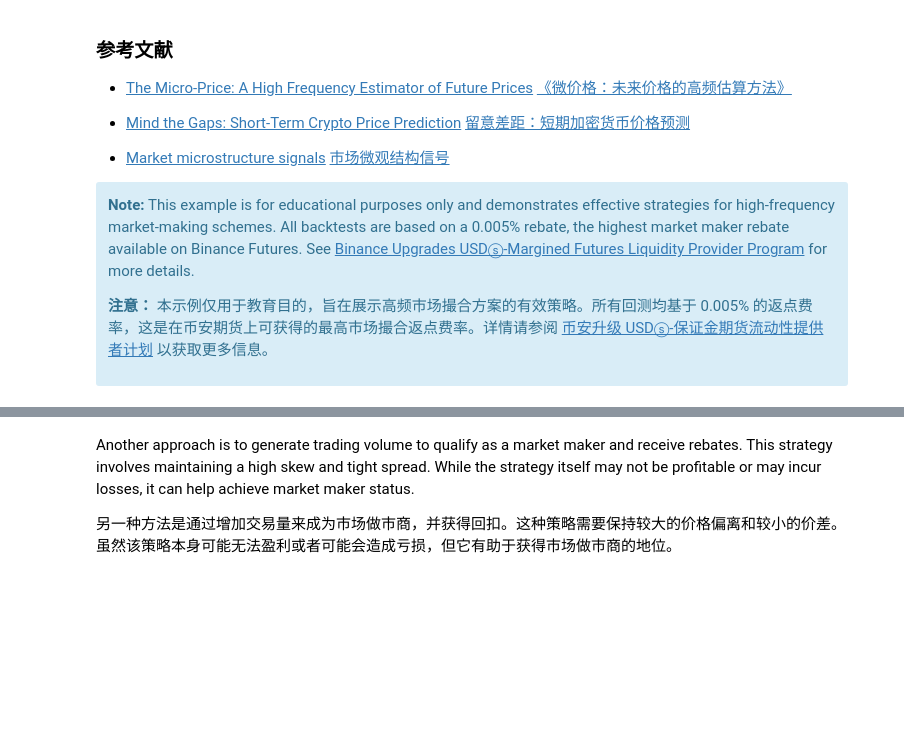
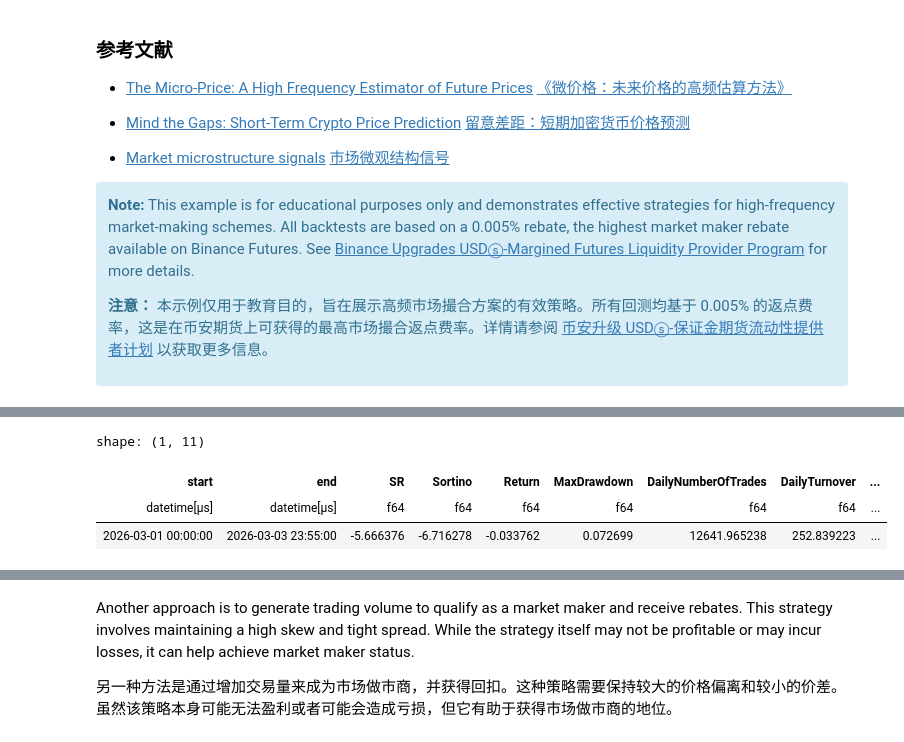
Before and after one commit to Hemingway-ai/hftbacktest, a Jupyter notebook: examples/Market Making with Alpha - Order Book Imbalance.ipynb, the cells around one changed output, grey strips where cells are left out. Saved outputs shown, nothing was run; the diff lists cells and outputs as text; code cells hidden in the pictures; blank space fills up the shorter version.

```diff
--- a/examples/Market Making with Alpha - Order Book Imbalance.ipynb
+++ b/examples/Market Making with Alpha - Order Book Imbalance.ipynb
@@ -379,10 +395,15 @@ recorder.to_npz('stats/obi_ethusdt.npz')
 # %%
-data = np.load('stats/obi_ethusdt.npz')['0']
+data = np.load('usdm/obi_ethusdc.npz')['0']
 stats = (
     LinearAssetRecord(data)
         .resample('5m')
         .stats(book_size=2_500_000)
 )
 stats.summary()
+# %% [output]
+shape: (1, 11)
+| start | end | SR | Sortino | Return | MaxDrawdown | DailyNumberOfTrades | DailyTurnover | ... |
+| datetime[μs] | datetime[μs] | f64 | f64 | f64 | f64 | f64 | f64 | ... |
+| 2026-03-01 00:00:00 | 2026-03-03 23:55:00 | -5.666376 | -6.716278 | -0.033762 | 0.072699 | 12641.965238 | 252.839223 | ... |
 # %%
 stats.plot()
```
Also changed, not shown: parts of 10 cells of this notebook, 2 other files.
